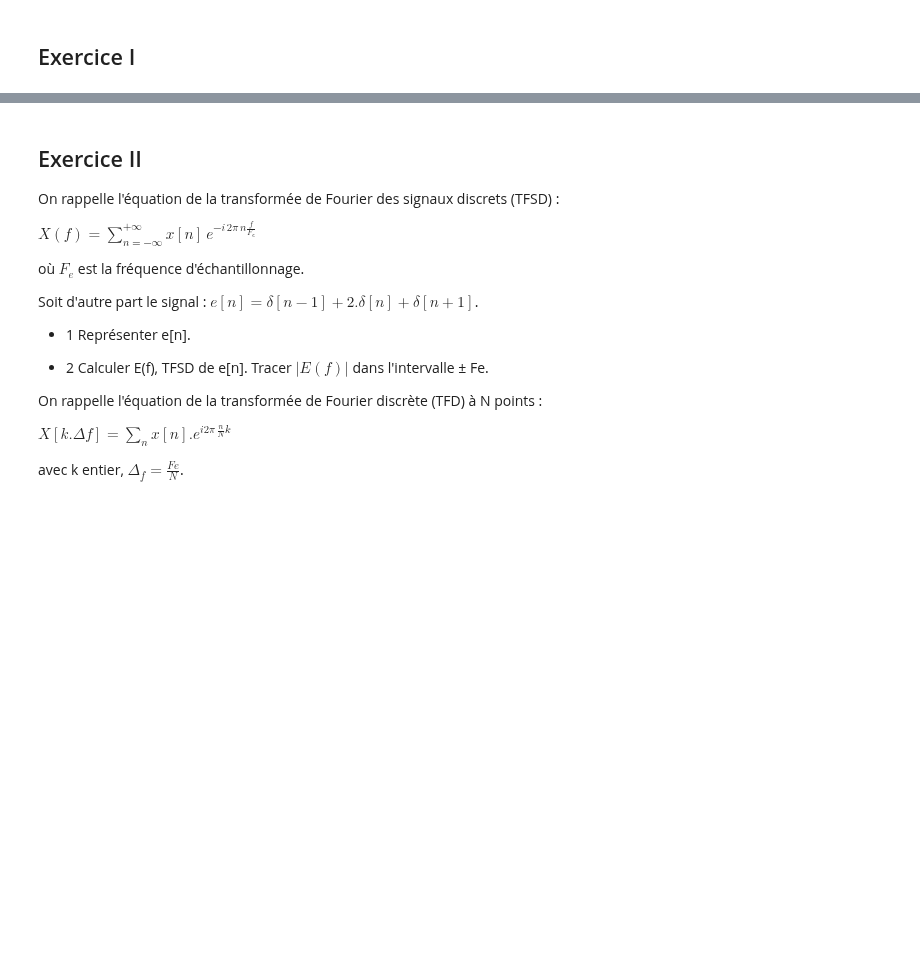
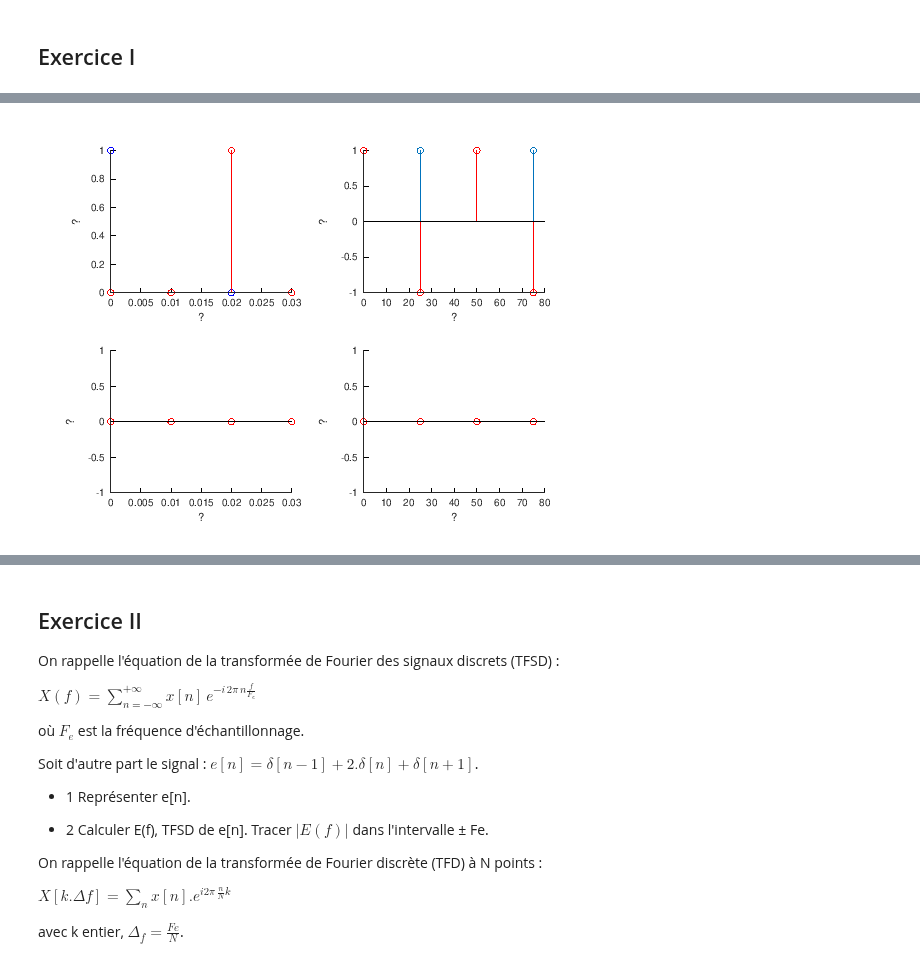
Before and after one commit to balaise31/Signal, a Jupyter notebook: discret/td/tfsd.ipynb, the cells around one changed output, grey strips where cells are left out. Cells and saved outputs as stored; diff of their text form; code cells hidden in the pictures; blank space fills up the shorter version.

```diff
--- a/discret/td/tfsd.ipynb
+++ b/discret/td/tfsd.ipynb
@@ -21,0 +76,32 @@ stem(n,x(n-3),'b')
+# %%
+N=4;
+Fe=100; Te = 1/Fe; k=(1:N)-1; t=k*Te;
+Df=Fe/N ; n=k; f = n*Df;
+delta = @(k) k==0 ; % impulsion unité discrète (astuce vaut 1 quand vrai)
+dirac = @(t) (t==0)/Tc ; % Dirac de poids 1 !! poids = A *Tc* donc amplitude =1/Tc !!
+
+x1 = delta(k);
+l=2;xl = delta(k-l);
+
+subplot(221)
+stem(t,real(x1),'b');hold on;
+stem(t,real(xl),'r')
+xlabel("?");
+ylabel("?");
+subplot(222)
+stem(f,real(fft(x1)));hold on;
+stem(f,real(fft(xl)),'r')
+xlabel("?");
+ylabel("?");
+subplot(223)
+stem(t,imag(x1));hold on;
+stem(t,imag(xl),'r')
+xlabel("?");
+ylabel("?");
+subplot(224)
+stem(f,imag(fft(x1)));hold on;
+stem(f,imag(fft(xl)),'r');
+xlabel("?");
+ylabel("?");
+# %% [output]
+[figure, added]
```
Also changed, not shown: parts of 7 cells of this notebook, 1 other file.
